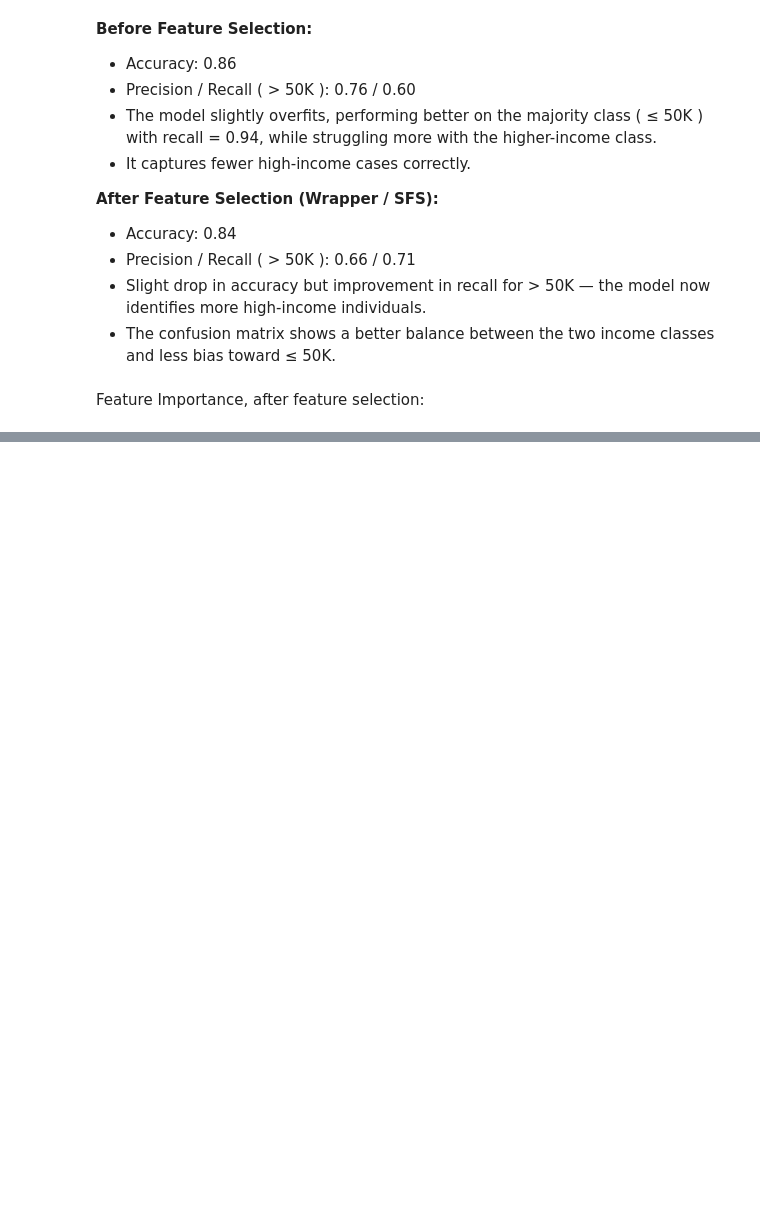
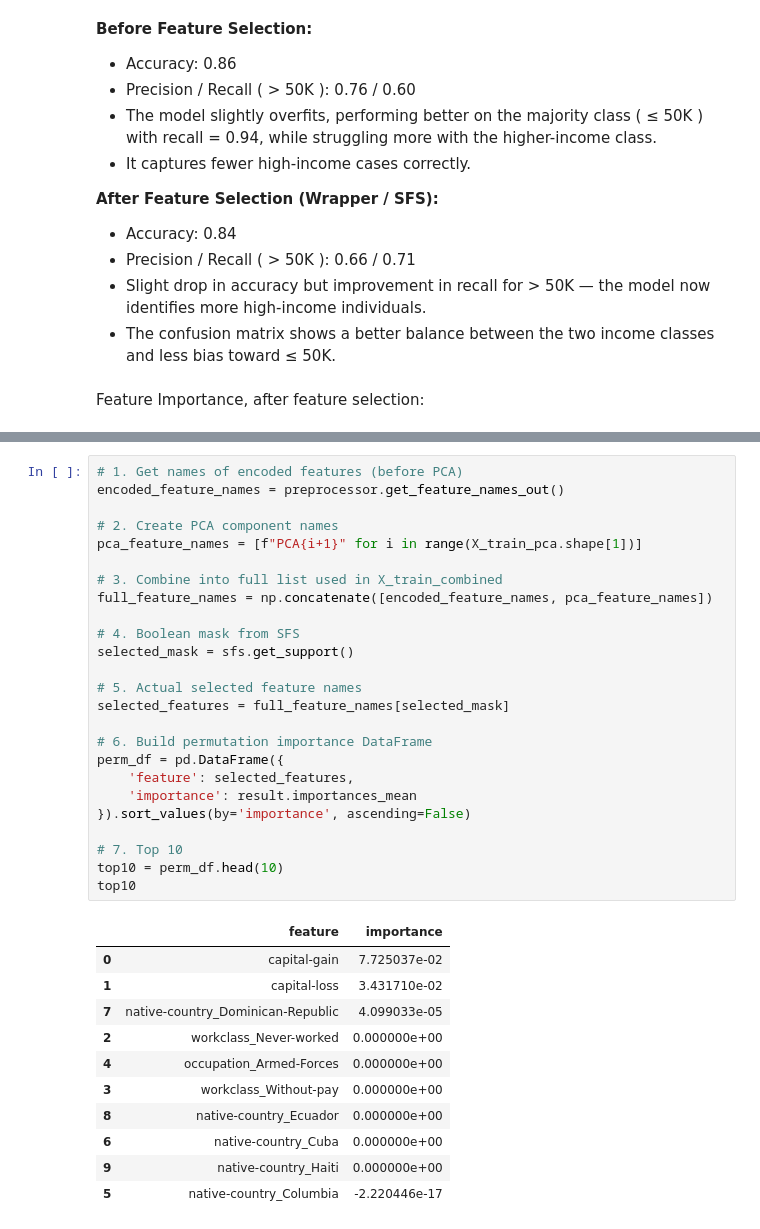
Before and after one commit to NasserKishek/Adult-Income, a Jupyter notebook: Adult_Income.ipynb, the cells around one changed output, grey strips where cells are left out. Saved outputs shown, nothing was run; the diff lists cells and outputs as text; blank space fills up the shorter version.

```diff
--- a/Adult_Income.ipynb
+++ b/Adult_Income.ipynb
@@ -797,3 +763,40 @@ top10
+# %%
+# 1. Get names of encoded features (before PCA)
+encoded_feature_names = preprocessor.get_feature_names_out()
+
+# 2. Create PCA component names
+pca_feature_names = [f"PCA{i+1}" for i in range(X_train_pca.shape[1])]
+
+# 3. Combine into full list used in X_train_combined
+full_feature_names = np.concatenate([encoded_feature_names, pca_feature_names])
+
+# 4. Boolean mask from SFS
+selected_mask = sfs.get_support()
+
+# 5. Actual selected feature names
+selected_features = full_feature_names[selected_mask]
+
+# 6. Build permutation importance DataFrame
+perm_df = pd.DataFrame({
+    'feature': selected_features,
+    'importance': result.importances_mean
+}).sort_values(by='importance', ascending=False)
+
+# 7. Top 10
+top10 = perm_df.head(10)
+top10
+# %% [output]
+|  | feature | importance |
+| 0 | capital-gain | 7.725037e-02 |
+| 1 | capital-loss | 3.431710e-02 |
+| 7 | native-country_Dominican-Republic | 4.099033e-05 |
+| 2 | workclass_Never-worked | 0.000000e+00 |
+| 4 | occupation_Armed-Forces | 0.000000e+00 |
+| 3 | workclass_Without-pay | 0.000000e+00 |
+| 8 | native-country_Ecuador | 0.000000e+00 |
+| 6 | native-country_Cuba | 0.000000e+00 |
+| 9 | native-country_Haiti | 0.000000e+00 |
+| 5 | native-country_Columbia | -2.220446e-17 |
 # %%
 plt.figure(figsize=(8,5))
 sns.barplot(x='importance', y='feature', data=top10, palette='coolwarm')
```
Also changed, not shown: parts of 14 cells of this notebook.
